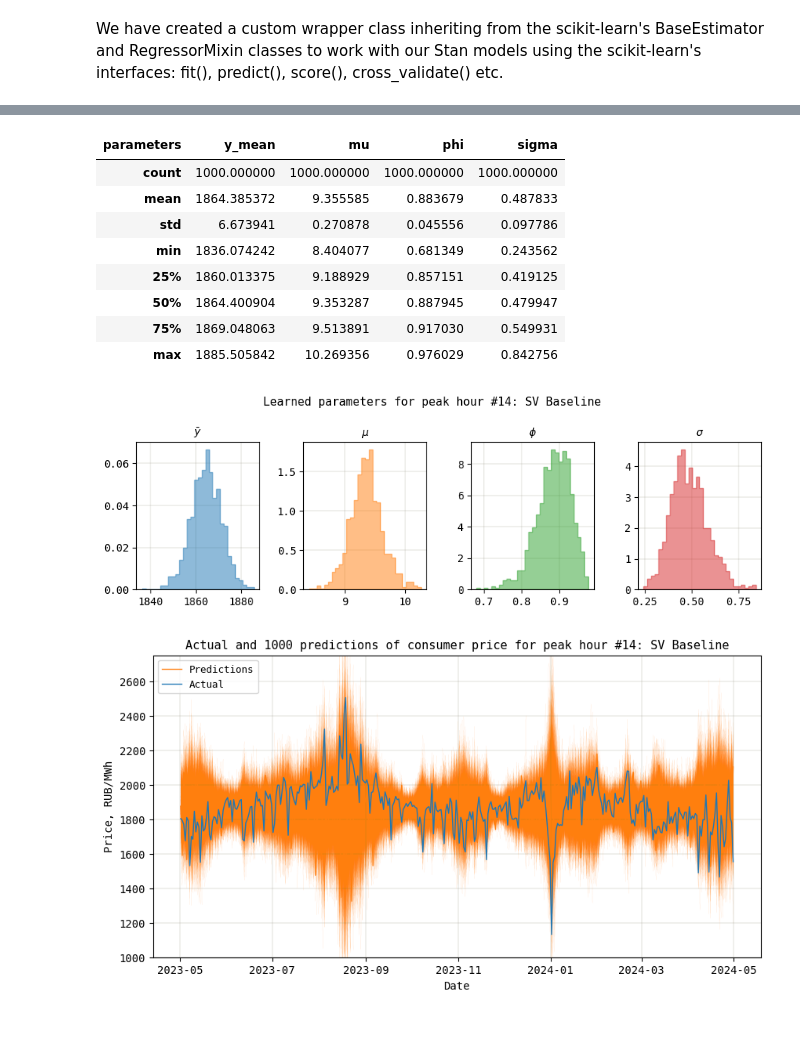
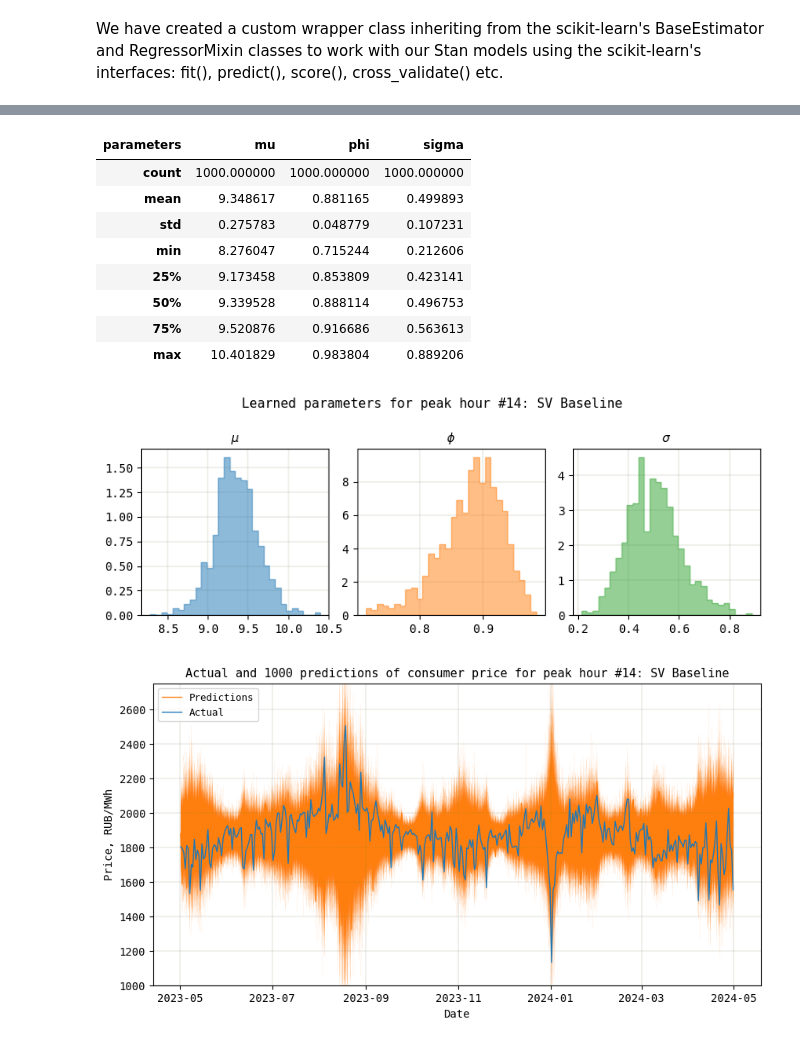
Before and after one commit to andrewha/mds2022, a Jupyter notebook: Thesis/sv_models_new.ipynb, the cells around one changed output, grey strips where cells are left out. Saved outputs shown, nothing was run; the diff lists cells and outputs as text; code cells hidden in the pictures.

```diff
--- a/Thesis/sv_models_new.ipynb
+++ b/Thesis/sv_models_new.ipynb
@@ -426,33 +424,33 @@ fit_sv_base_peak_eur_df
 # %%
 # Learned parameters
-fit_sv_base_peak_eur_df[['y_mean', 'mu', 'phi', 'sigma']].describe()
+fit_sv_base_peak_eur_df[['mu', 'phi', 'sigma']].describe()
 # %% [output]
-| parameters | y_mean | mu | phi | sigma |
-| count | 1000.000000 | 1000.000000 | 1000.000000 | 1000.000000 |
-| mean | 1864.385372 | 9.355585 | 0.883679 | 0.487833 |
-| std | 6.673941 | 0.270878 | 0.045556 | 0.097786 |
-| min | 1836.074242 | 8.404077 | 0.681349 | 0.243562 |
-| 25% | 1860.013375 | 9.188929 | 0.857151 | 0.419125 |
-| 50% | 1864.400904 | 9.353287 | 0.887945 | 0.479947 |
-| 75% | 1869.048063 | 9.513891 | 0.917030 | 0.549931 |
-| max | 1885.505842 | 10.269356 | 0.976029 | 0.842756 |
+| parameters | mu | phi | sigma |
+| count | 1000.000000 | 1000.000000 | 1000.000000 |
+| mean | 9.348617 | 0.881165 | 0.499893 |
+| std | 0.275783 | 0.048779 | 0.107231 |
+| min | 8.276047 | 0.715244 | 0.212606 |
+| 25% | 9.173458 | 0.853809 | 0.423141 |
+| 50% | 9.339528 | 0.888114 | 0.496753 |
+| 75% | 9.520876 | 0.916686 | 0.563613 |
+| max | 10.401829 | 0.983804 | 0.889206 |
 # %%
-plt.figure(figsize=(9, 3))
-for i, param in zip(range(1, 5), fit_sv_base_peak_eur_df[['y_mean', 'mu', 'phi', 'sigma']].describe().columns):
-    plt.subplot(1, 4, i)
+plt.figure(figsize=(8, 3))
+for i, param in zip(range(1, 4), fit_sv_base_peak_eur_df[['mu', 'phi', 'sigma']].describe().columns):
+    plt.subplot(1, 3, i)
     plt.hist(fit_sv_base_peak_eur_df[param], bins=30, density=True, histtype='stepfilled', color=f'C{i - 1}', edgecolor=f'C{i - 1}', alpha=0.5)
     plt.xticks(size=10, family='monospace')
     plt.yticks(size=10, family='monospace')
     if param == 'y_mean':
         plt.title('$\\bar{y}$', size=10, family='monospace')
     else:
         plt.title(f'$\{param}$', size=10, family='monospace')
     plt.grid(lw=0.25, color='xkcd:cement')
     plt.gca().set_axisbelow(True)
 plt.suptitle(f'Learned parameters for peak hour #{hour_max_eur}: {model_sv_base_peak_eur.name}', size=11, family='monospace')
 plt.tight_layout();
 # %% [output]
-[figure, old version]
+[figure, new version]
 # %%
 %%capture
 # Predict
```
Also changed, not shown: parts of 72 cells of this notebook, 3 other files.
